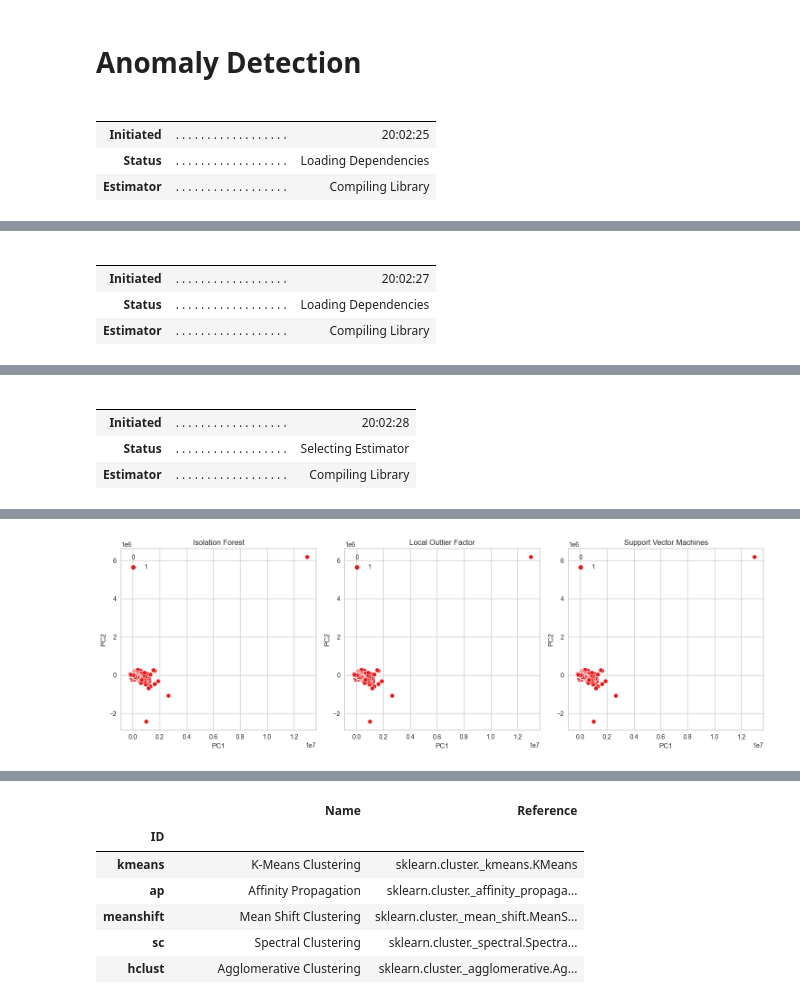
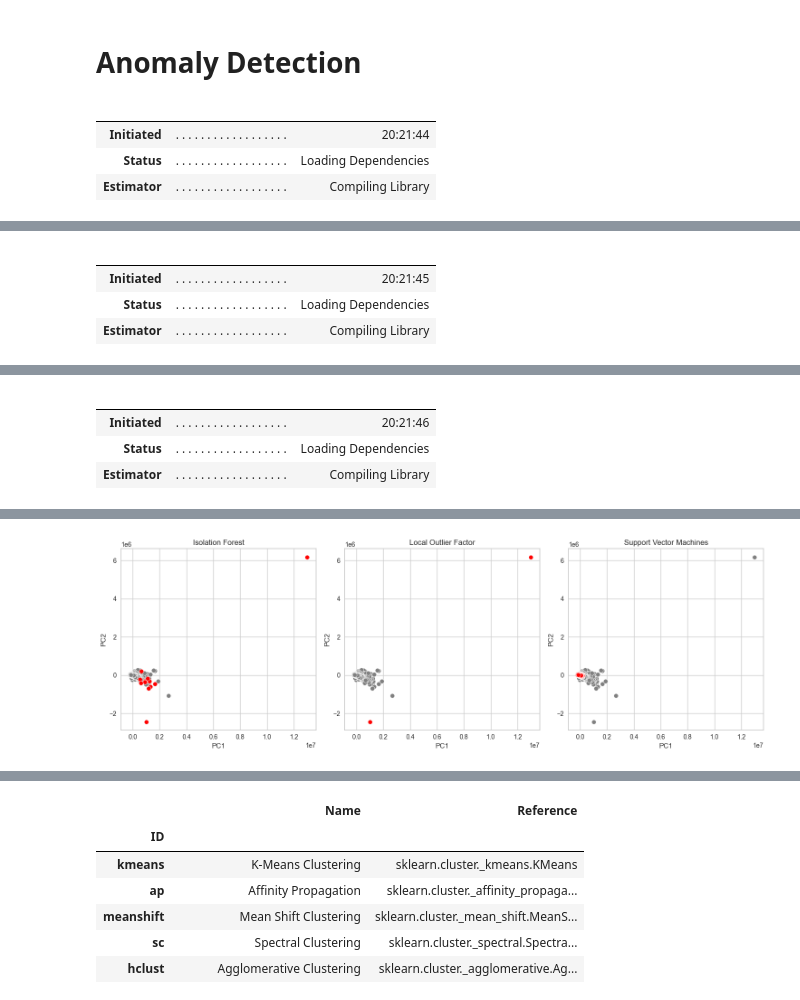
Before and after one commit to hansjarettong/AI221-Project-LendingClub, a Jupyter notebook: 01-Unsupervised Learning.ipynb, the cells around one changed output, grey strips where cells are left out. Drawn from its saved outputs; the diff is of its cells as text; code cells hidden in the pictures.

```diff
--- a/01-Unsupervised Learning.ipynb
+++ b/01-Unsupervised Learning.ipynb
@@ -303,11 +301,11 @@ df_transformed = pca.fit_transform(df)
 # %%
 from pycaret.anomaly import *
 
-# Load the dataset (replace 'df_transformed' with your DataFrame)
+# Load the dataset (replace 'data_array' with your NumPy array)
 data = df_transformed
 
 # Convert the NumPy array to a DataFrame
-df = pd.DataFrame(data, columns=["PC1", "PC2", "PC3", "PC4"])
+df = pd.DataFrame(data, columns=[f"PC{i}" for i in range(1, 5)])
 
 # Initialize the PyCaret setup
 anomaly_setup = setup(df, normalize=True)
@@ -317,54 +315,61 @@ iforest = create_model("iforest")
 lof = create_model("lof")
 svm = create_model("svm")
 
-# Get the predictions as a DataFrame with index
-iforest_preds = pd.DataFrame(iforest.predict(df), index=df.index)
-lof_preds = pd.DataFrame(lof.predict(df), index=df.index)
-svm_preds = pd.DataFrame(svm.predict(df), index=df.index)
+# Get the decision scores or probabilities
+iforest_scores = iforest.decision_scores_
+lof_scores = lof.decision_scores_
+svm_scores = svm.decision_scores_
 
-# Plotting the anomalies for each pair of principal components
+# Manually adjust the anomaly detection thresholds
+iforest_threshold = 0.2  # Adjust the threshold value as per your requirement
+lof_threshold =  10  # Adjust the threshold value as per your requirement
+svm_threshold = 0  # Adjust the threshold value as per your requirement
+
+# Generate the predictions based on the adjusted thresholds
+iforest_preds = iforest_scores > iforest_threshold
+lof_preds = lof_scores > lof_threshold
+svm_preds = svm_scores < svm_threshold
+
+# Plotting the anomalies
 plt.figure(figsize=(15, 5))
 
 # Plotting Isolation Forest
 plt.subplot(1, 3, 1)
-sns.scatterplot(data=df, x="PC1", y="PC2", hue=iforest_preds[0], palette="Set1")
+sns.scatterplot(data=df, x="PC1", y="PC2", color="gray")
+sns.scatterplot(data=df[iforest_preds], x="PC1", y="PC2", color="red")
 plt.title("Isolation Forest")
-plt.xlabel("PC1")
-plt.ylabel("PC2")
 
 # Plotting Local Outlier Factor
 plt.subplot(1, 3, 2)
-sns.scatterplot(data=df, x="PC1", y="PC2", hue=lof_preds[0], palette="Set1")
+sns.scatterplot(data=df, x="PC1", y="PC2", color="gray")
+sns.scatterplot(data=df[lof_preds], x="PC1", y="PC2", color="red")
 plt.title("Local Outlier Factor")
-plt.xlabel("PC1")
-plt.ylabel("PC2")
 
 # Plotting Support Vector Machines
 plt.subplot(1, 3, 3)
-sns.scatterplot(data=df, x="PC1", y="PC2", hue=svm_preds[0], palette="Set1")
+sns.scatterplot(data=df, x="PC1", y="PC2", color="gray")
+sns.scatterplot(data=df[svm_preds], x="PC1", y="PC2", color="red")
 plt.title("Support Vector Machines")
-plt.xlabel("PC1")
-plt.ylabel("PC2")
 
 plt.tight_layout()
 plt.show()
 # %% [output]
 |  |  |  |
 |  |  |  |
-| Initiated | . . . . . . . . . . . . . . . . . . | 20:02:25 |
+| Initiated | . . . . . . . . . . . . . . . . . . | 20:21:44 |
 | Status | . . . . . . . . . . . . . . . . . . | Loading Dependencies |
 | Estimator | . . . . . . . . . . . . . . . . . . | Compiling Library |
 [interactive output not drawn]
 |  |  |  |
 |  |  |  |
-| Initiated | . . . . . . . . . . . . . . . . . . | 20:02:27 |
+| Initiated | . . . . . . . . . . . . . . . . . . | 20:21:45 |
 | Status | . . . . . . . . . . . . . . . . . . | Loading Dependencies |
 | Estimator | . . . . . . . . . . . . . . . . . . | Compiling Library |
 [interactive output not drawn]
 |  |  |  |
 |  |  |  |
-| Initiated | . . . . . . . . . . . . . . . . . . | 20:02:28 |
-| Status | . . . . . . . . . . . . . . . . . . | Selecting Estimator |
+| Initiated | . . . . . . . . . . . . . . . . . . | 20:21:46 |
+| Status | . . . . . . . . . . . . . . . . . . | Loading Dependencies |
 | Estimator | . . . . . . . . . . . . . . . . . . | Compiling Library |
 [interactive output not drawn]
-[figure, old version]
+[figure, new version]
```
Also changed, not shown: parts of 16 cells of this notebook.
